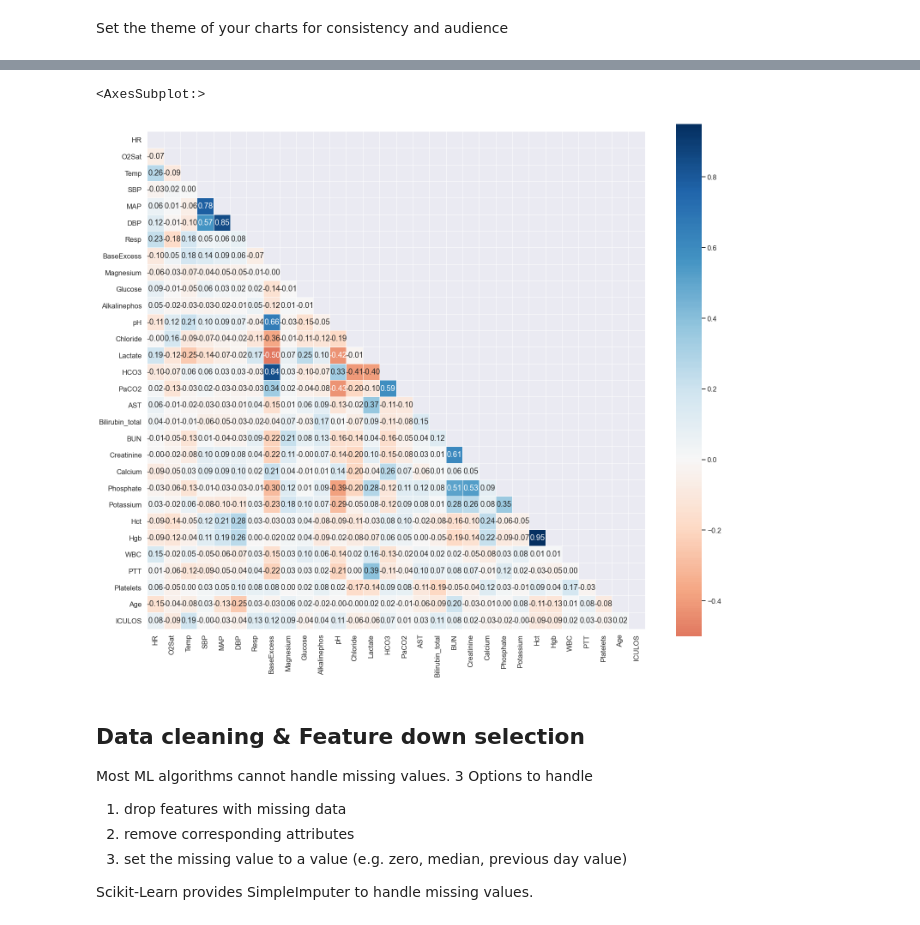
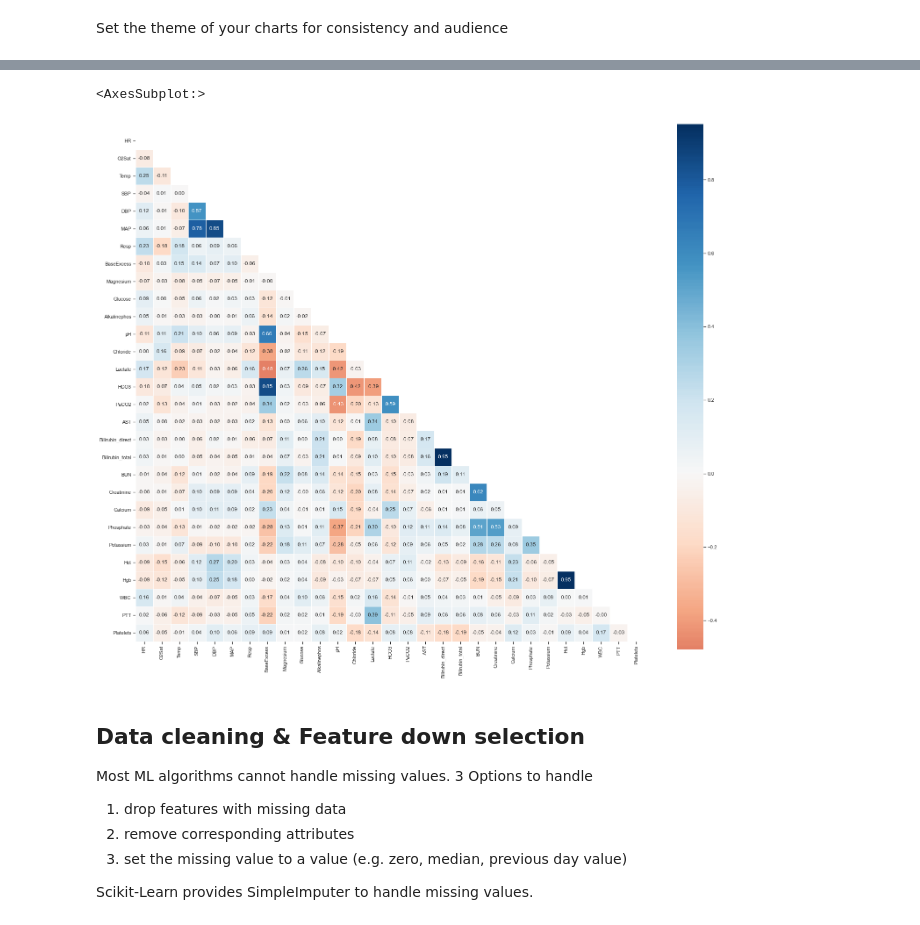
Before and after one commit to redhat-na-ssa/sepsis-detection, a Jupyter notebook: data-engineering.ipynb, the cells around one changed output, grey strips where cells are left out. Saved outputs shown, nothing was run; the diff lists cells and outputs as text; code cells hidden in the pictures.

```diff
--- a/data-engineering.ipynb
+++ b/data-engineering.ipynb
@@ -188,0 +262,19 @@ for train_index, test_index in split.split(data, data["Resp"])
+# %%
+# sets 20% of the data aside for testing, sets the random number generate to it always generates the same shuffled indicies
+# x = 2 dimensional array with inputs set by dropping attribute isSepsis
+# X_train is the training part of the first sequence (x)
+# X_test is the test part of the first sequence (x)
+# y = 1 dimensional array with outputs set by data attribute isSepsis
+# y_train is the labeled training part of the second sequence
+# y_test is the labeled test part of the second sequence
+# test_size is the amount of the total dataset to set aside for testing
+# random state fixes the randomization so you get the same results each time
+# Shuffle before the data is split, this is important specifically if any data is order (e.x. by gender)
+# stratified splitting keeps the proportion of y values trhough the train and test sets and it uses the same calculation y does
+# the sequence of the X_ than y_ is critical in scoring correctly
+X_train, X_test, y_train, y_test = train_test_split(data.drop("isSepsis", axis=1), data["isSepsis"], test_size=0.2, random_state=42, stratify=data["isSepsis"])
+print("Unlabeled training records and attributes: ", X_train.shape)
+print("Labeled training isSepsis label: ", y_train.shape)
+
+print("Unlabeled testing records and attributes: ", X_test.shape)
+print("Labeled testing isSepsis label: ", y_test.shape)
@@ -246,6 +364,6 @@ demo = ["Age", # Years (100 for patients 90 or above)
 Set the theme of your charts for consistency and audience
 # %%
 # set the plot style
-sns.set_theme(context="talk", style="ticks", palette="colorblind")
+sns.set_theme(context="notebook", style="ticks", palette="colorblind")
 #sns.set_theme(context="poster", style="dark", palette="Set2")
-#sns.set_theme(context="notebook", style="whitegrid", palette="tab10")
+#sns.set_theme(context="talk", style="whitegrid", palette="tab10")
@@ -333,8 +452,8 @@ corr_features = [
                "O2Sat", # Oxygen saturation normal adult 97% - 100% (%)
                "Temp", # Temperature normal 97.8°F/36.5°C - 99°F/37.2°C (°C)
                "SBP", # Systolic Blood Pressure normal < 120 mmHg (mm Hg)
+               "DBP", # beclomethasone dipropionate normal < 80 mmHg (mm Hg)
                "MAP", # Mean Arterial Pressure (mm Hg)
-               "DBP", # beclomethasone dipropionate normal < 80 mmHg (mm Hg)
                "Resp", # Respiration rate  12<normal<20 breaths / minute (bpm)
                #"EtCO2", # End-tidal CO2 maximum concentration of CO2 at exhalation normal 35 - 45 mmHg (mm Hg) = REMOVED missing too much data
                 # labs
@@ -348,42 +467,42 @@ corr_features = [
               # Respiratory
               'HCO3', # Bicarbonate, carbon dioxide in blood (indicates metabolism / resp) (mmoI/L)
               #'FiO2', # % of concentration of oxygen inhaled (indicates resp) (%) - REMOVED missing too much data
               'PaCO2', # partial pressure of carbon dioxide measured in blood (indicates resp) (mm Hg)
               #'SaO2', # normal 95-100% oxygen saturation bound to hemoglobin (indicates resp) (%) = REMOVED no correlation
               # liver
               'AST', # aspartate aminotransferase (indicates liver) (IU/L)
-              # Bilirubin_direct', # conjugated water soluble (indicates liver) (mg/dL) = REMOVED missing too much data
+              'Bilirubin_direct', # conjugated water soluble (indicates liver) (mg/dL) = REMOVED missing too much data
               'Bilirubin_total', # normal 0.1:1.2 mg/dL (indicates liver) (mg/dL)
               # kidneys
               'BUN', # blood urea nitrogen, nitrogen in the blood (indicates kidneys) (mg/dL)
               'Creatinine', # metabolic panel (indicates kidneys) (mg/dL)
               'Calcium', # indicates range of conditions bones, heart, nerves, kidneys, and teeth (mg/dL)
               'Phosphate', # related to calcium (indicates kidney or diabetes)  (mg/dL)
               'Potassium', # electrolyte or metabolism (affected by blood pressure, kidneys, etc.)  (mmoI/L)
               # Heart
               # 'TroponinI', # cardiac specific Trenonin I and T (indicates injury to heart muscle) = REMOVED missing too much data
               # Blood
               'Hct', # Hematocrit (indicates portion of blood from Red Blood Cell count) (%)
               'Hgb', # Hemoglobin apart of Complete Blood Count (CBC) (indicates blood cell count) (g/dL)
               'WBC', # White Blood Cell Count (indicates infection, inflammation or disease) (count10^3/µL)
               'PTT', # Partial Thromboplastin Time (indicates bleeding or blood clot) (seconds)
               #'Fibrinogen', # coagulation factor I (indicates bleeding or blood clot or cardiovascular disease) (mg/dL) = REMOVED missing too much data
               'Platelets', # indicates bleeding disorder, a bone marrow disease, or other underlying condition ((count10^3/µL))
               # Demographics
-              'Age', # Years (100 for patients 90 or above)
-              'Gender', # Female = 0, Male = 1
+              #'Age', # Years (100 for patients 90 or above)
+              #'Gender', # Female = 0, Male = 1
               #'HospAdmTime', # Hours between hospital admit and ICU admit = REMOVED no corrleation
-              'ICULOS'] # ICU length of stay in hours (hours since ICU admit)
+              #'ICULOS' # ICU length of stay in hours (hours since ICU admit)
+            ]
+corr_matrix = X_train[corr_features].corr()
 
-mat_corr = X_train[corr_features].corr()
-
-mask = np.zeros_like(mat_corr)
+mask = np.zeros_like(corr_matrix)
 mask[np.triu_indices_from(mask)] = True
 plt.figure(figsize=(26,22))
-sns.heatmap(mat_corr, mask=mask, square=True, annot=True, fmt=".2f", center=0, linewidths=.5, cmap="RdBu")
+sns.heatmap(corr_matrix, mask=mask, square=True, annot=True, fmt=".2f", center=0, linewidths=.5, cmap="RdBu")
 # %% [output]
 <AxesSubplot:>
-[figure, old version]
+[figure, new version]
 # %% [markdown]
 ## Data cleaning & Feature down selection
 Most ML algorithms cannot handle missing values. 3 Options to handle
```
Also changed, not shown: parts of 64 cells of this notebook, 8 other files.
